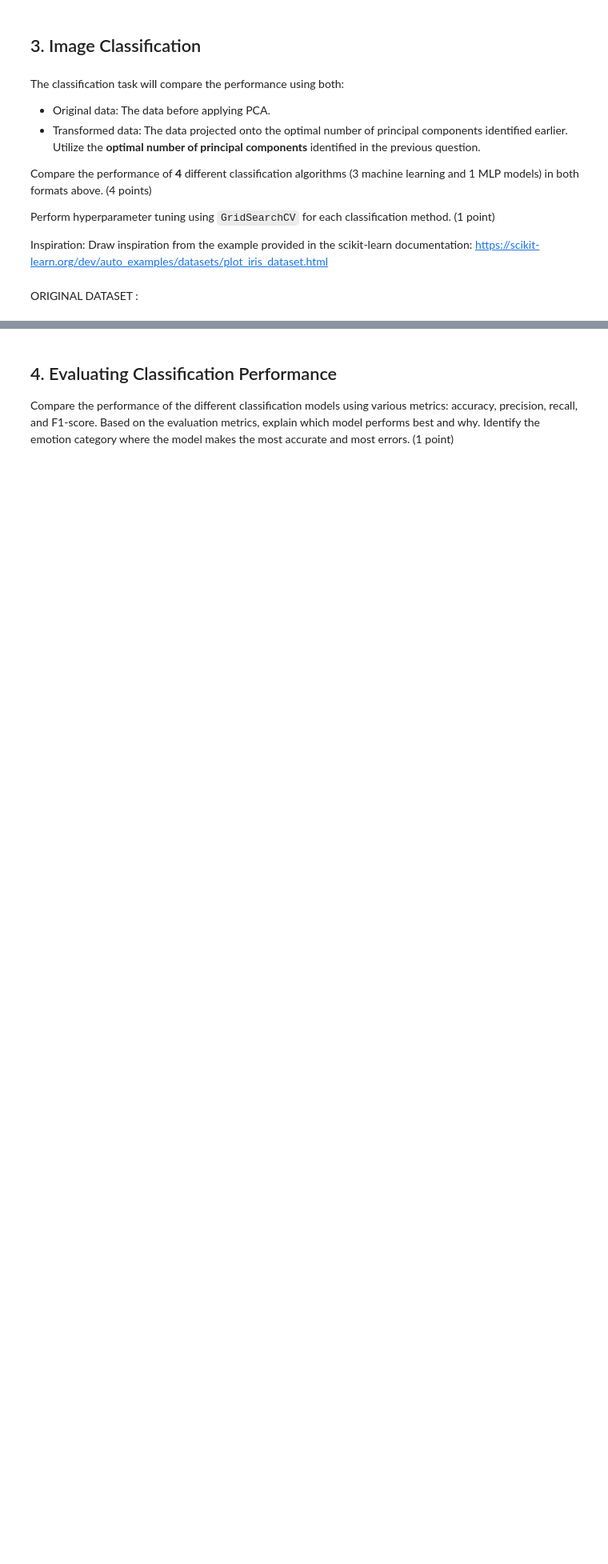
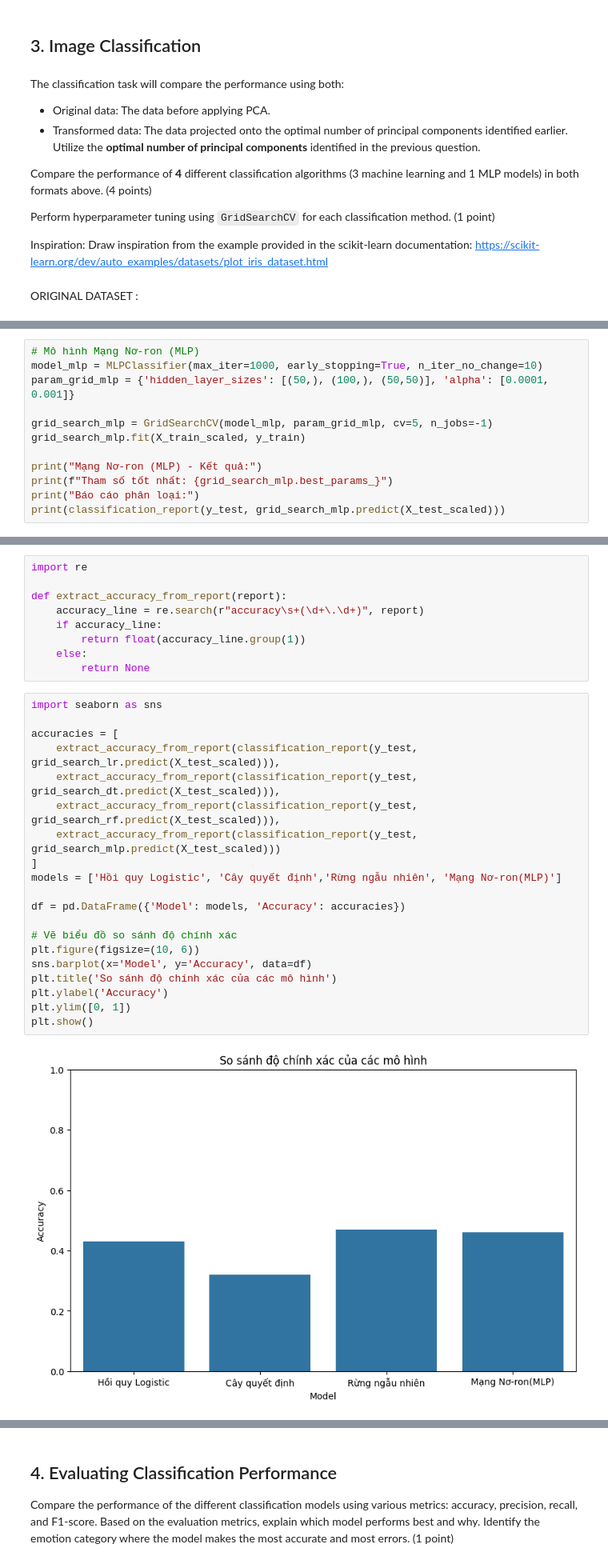
Before and after one commit to malcosiaz/Fundamental-ML, a Jupyter notebook: notebooks/EDA.ipynb, the cells around one changed output, grey strips where cells are left out. Shown at 80% size. Saved outputs shown, nothing was run; the diff lists cells and outputs as text; blank space fills up the shorter version.

```diff
--- a/notebooks/EDA.ipynb
+++ b/notebooks/EDA.ipynb
@@ -241,0 +323,12 @@ F1:  0.4587164484071701
+# %%
+# Mô hình Mạng Nơ-ron (MLP)
+model_mlp = MLPClassifier(max_iter=1000, early_stopping=True, n_iter_no_change=10)
+param_grid_mlp = {'hidden_layer_sizes': [(50,), (100,), (50,50)], 'alpha': [0.0001, 0.001]}
+
+grid_search_mlp = GridSearchCV(model_mlp, param_grid_mlp, cv=5, n_jobs=-1)
+grid_search_mlp.fit(X_train_scaled, y_train)
+
+print("Mạng Nơ-ron (MLP) - Kết quả:")
+print(f"Tham số tốt nhất: {grid_search_mlp.best_params_}")
+print("Báo cáo phân loại:")
+print(classification_report(y_test, grid_search_mlp.predict(X_test_scaled)))
@@ -241,0 +352,31 @@ F1:  0.4587164484071701
+# %%
+import re
+
+def extract_accuracy_from_report(report):
+    accuracy_line = re.search(r"accuracy\s+(\d+\.\d+)", report)
+    if accuracy_line:
+        return float(accuracy_line.group(1))
+    else:
+        return None
+# %%
+import seaborn as sns
+
+accuracies = [
+    extract_accuracy_from_report(classification_report(y_test, grid_search_lr.predict(X_test_scaled))),
+    extract_accuracy_from_report(classification_report(y_test, grid_search_dt.predict(X_test_scaled))),
+    extract_accuracy_from_report(classification_report(y_test, grid_search_rf.predict(X_test_scaled))),
+    extract_accuracy_from_report(classification_report(y_test, grid_search_mlp.predict(X_test_scaled)))
+]
+models = ['Hồi quy Logistic', 'Cây quyết định','Rừng ngẫu nhiên', 'Mạng Nơ-ron(MLP)']
+
+df = pd.DataFrame({'Model': models, 'Accuracy': accuracies})
+
+# Vẽ biểu đồ so sánh độ chính xác
+plt.figure(figsize=(10, 6))
+sns.barplot(x='Model', y='Accuracy', data=df)
+plt.title('So sánh độ chính xác của các mô hình')
+plt.ylabel('Accuracy')
+plt.ylim([0, 1])
+plt.show()
+# %% [output]
+[figure, added]
```
Also changed, not shown: parts of 28 cells of this notebook.
